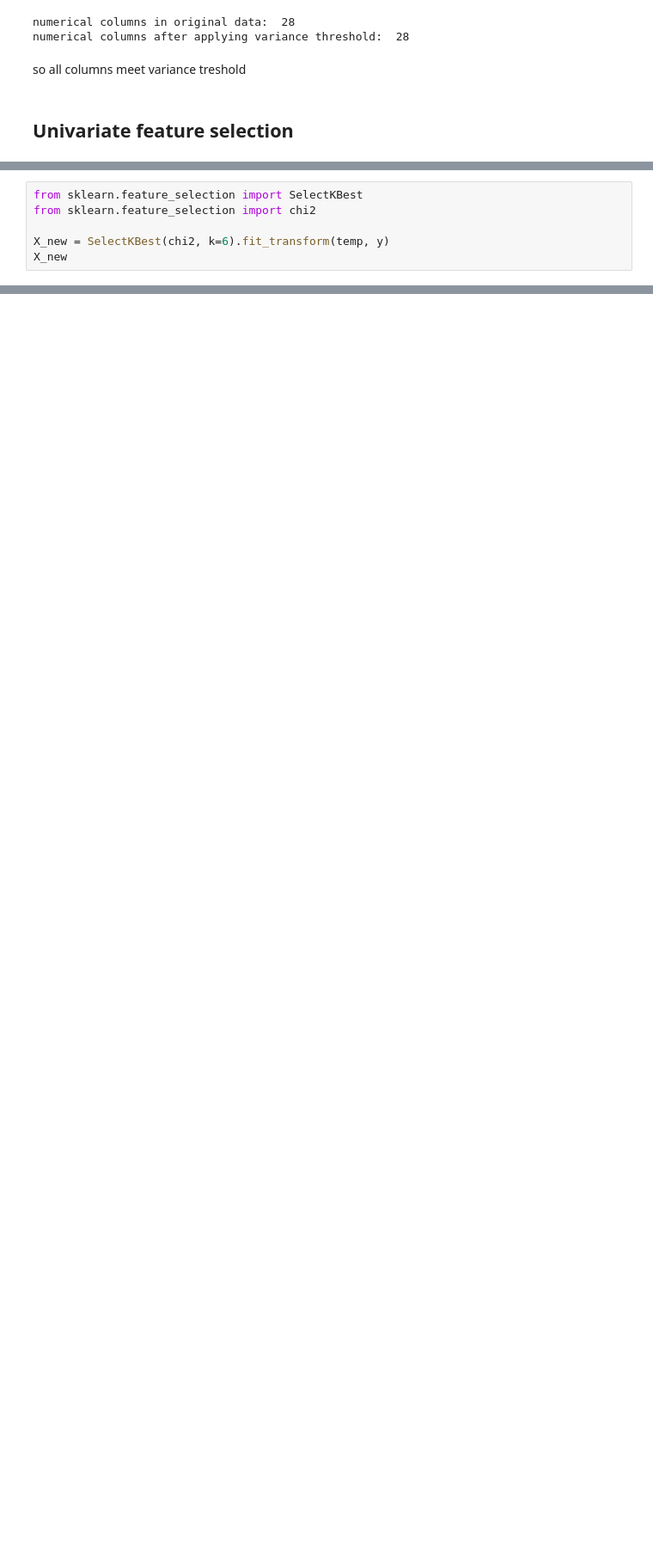
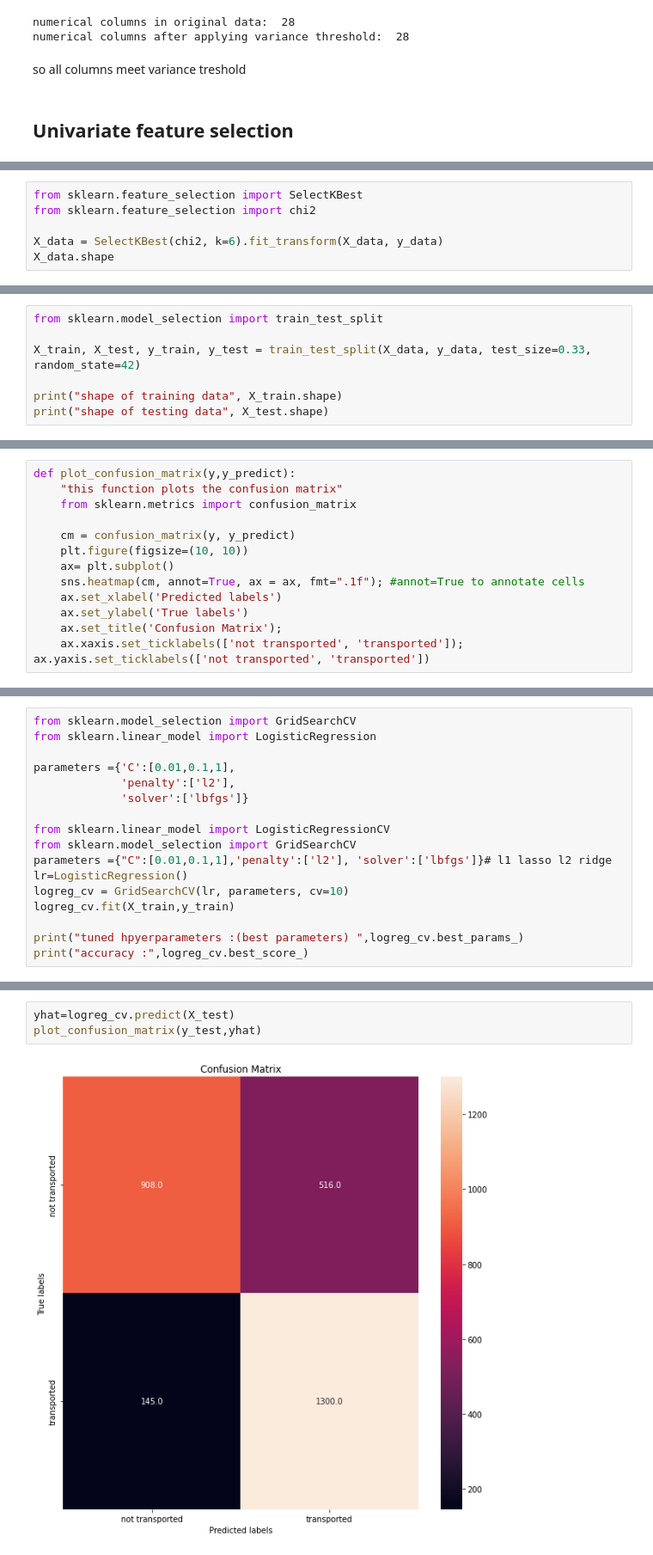
Before and after one commit to taaha/Classification-Spaceship-Titanic, a Jupyter notebook: classification-spaceship-titanic.ipynb, the cells around one changed output, grey strips where cells are left out. Shown at 86% size. Saved outputs shown, nothing was run; the diff lists cells and outputs as text; blank space fills up the shorter version.

```diff
--- a/classification-spaceship-titanic.ipynb
+++ b/classification-spaceship-titanic.ipynb
@@ -549,6 +552,6 @@ plt.show()
 from sklearn.feature_selection import SelectKBest
 from sklearn.feature_selection import chi2
 
-X_new = SelectKBest(chi2, k=6).fit_transform(temp, y)
-X_new
+X_data = SelectKBest(chi2, k=6).fit_transform(X_data, y_data)
+X_data.shape
 # %% [output]
@@ -561,0 +580,7 @@ array([[0.000e+00, 0.000e+00, 0.000e+00, 0.000e+00, 0.000e+00, 1.000e+00],
+# %%
+from sklearn.model_selection import train_test_split
+
+X_train, X_test, y_train, y_test = train_test_split(X_data, y_data, test_size=0.33, random_state=42)
+
+print("shape of training data", X_train.shape)
+print("shape of testing data", X_test.shape)
@@ -561,0 +590,13 @@ array([[0.000e+00, 0.000e+00, 0.000e+00, 0.000e+00, 0.000e+00, 1.000e+00],
+# %%
+def plot_confusion_matrix(y,y_predict):
+    "this function plots the confusion matrix"
+    from sklearn.metrics import confusion_matrix
+
+    cm = confusion_matrix(y, y_predict)
+    plt.figure(figsize=(10, 10))
+    ax= plt.subplot()
+    sns.heatmap(cm, annot=True, ax = ax, fmt=".1f"); #annot=True to annotate cells
+    ax.set_xlabel('Predicted labels')
+    ax.set_ylabel('True labels')
+    ax.set_title('Confusion Matrix');
+    ax.xaxis.set_ticklabels(['not transported', 'transported']); ax.yaxis.set_ticklabels(['not transported', 'transported'])
@@ -561,0 +605,17 @@ array([[0.000e+00, 0.000e+00, 0.000e+00, 0.000e+00, 0.000e+00, 1.000e+00],
+# %%
+from sklearn.model_selection import GridSearchCV
+from sklearn.linear_model import LogisticRegression
+
+parameters ={'C':[0.01,0.1,1],
+             'penalty':['l2'],
+             'solver':['lbfgs']}
+
+from sklearn.linear_model import LogisticRegressionCV
+from sklearn.model_selection import GridSearchCV
+parameters ={"C":[0.01,0.1,1],'penalty':['l2'], 'solver':['lbfgs']}# l1 lasso l2 ridge
+lr=LogisticRegression()
+logreg_cv = GridSearchCV(lr, parameters, cv=10)
+logreg_cv.fit(X_train,y_train)
+
+print("tuned hpyerparameters :(best parameters) ",logreg_cv.best_params_)
+print("accuracy :",logreg_cv.best_score_)
@@ -561,0 +629,5 @@ array([[0.000e+00, 0.000e+00, 0.000e+00, 0.000e+00, 0.000e+00, 1.000e+00],
+# %%
+yhat=logreg_cv.predict(X_test)
+plot_confusion_matrix(y_test,yhat)
+# %% [output]
+[figure, added]
```
Also changed, not shown: parts of 20 cells of this notebook.
